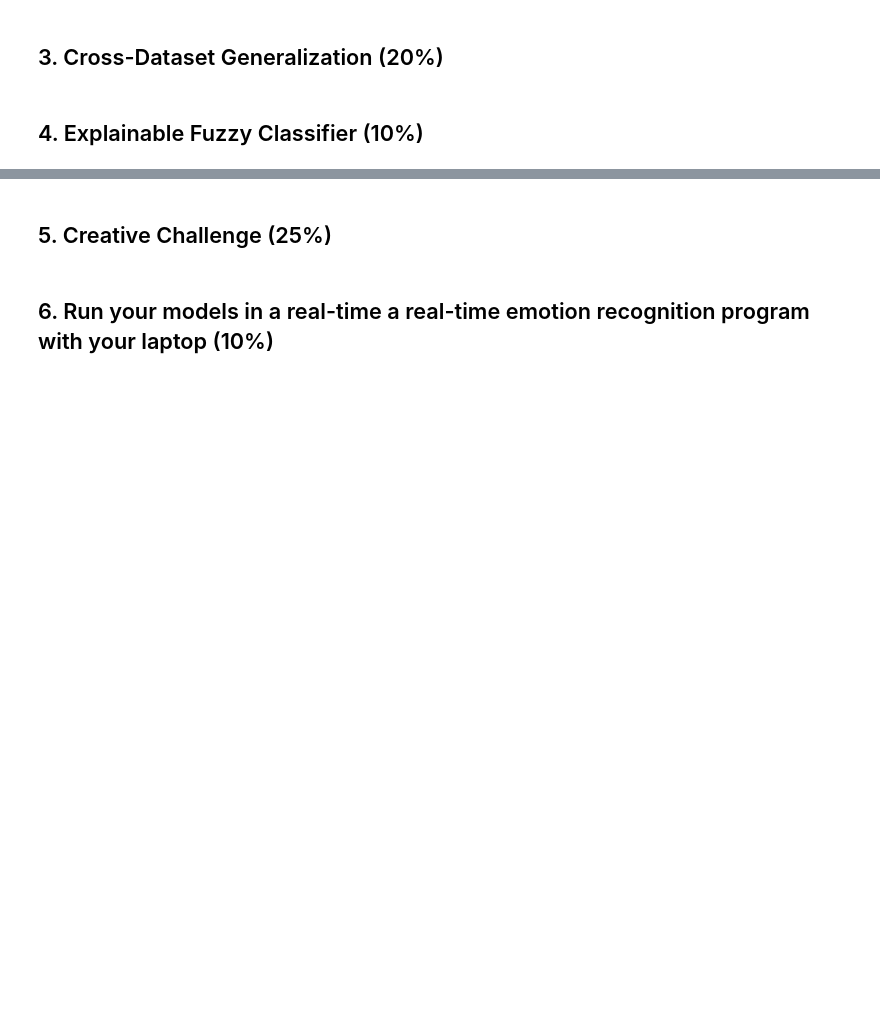
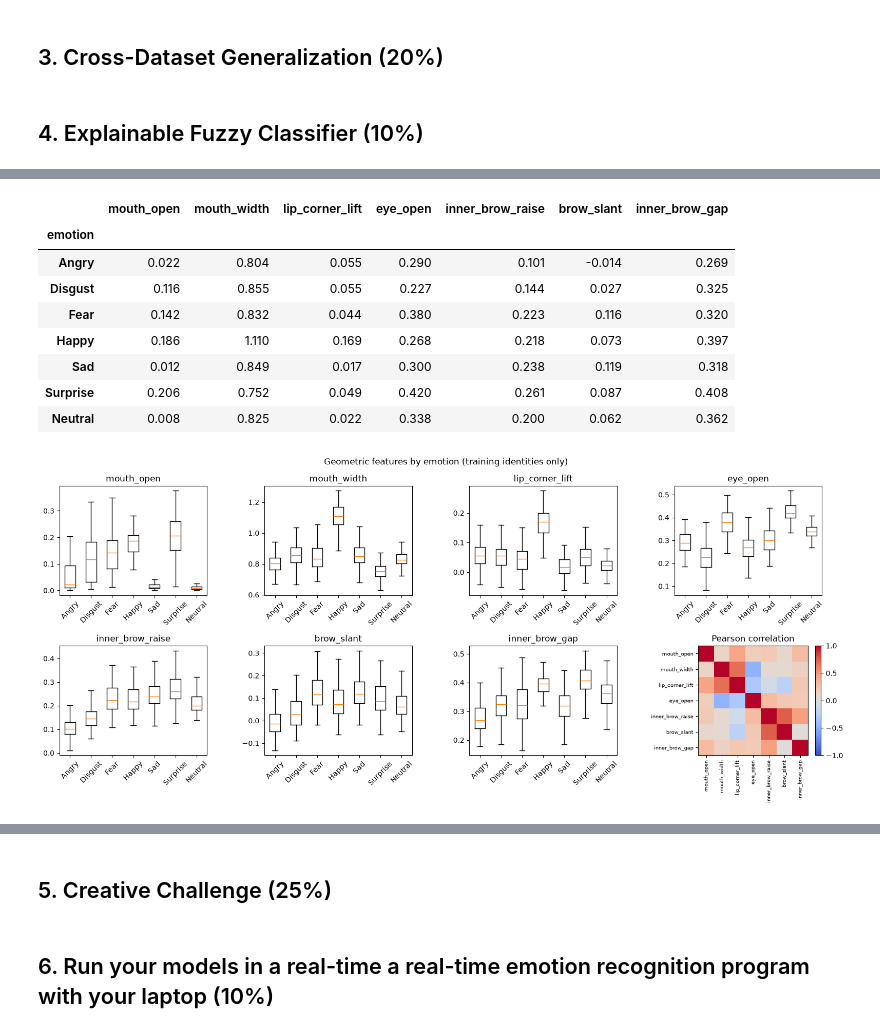
Before and after one commit to dhafinrizaldi/emotion-detection, a Jupyter notebook: emotion_detection_group11.ipynb, the cells around one changed output, grey strips where cells are left out. Drawn from its saved outputs; the diff is of its cells as text; code cells hidden in the pictures; blank space fills up the shorter version.

```diff
--- a/emotion_detection_group11.ipynb
+++ b/emotion_detection_group11.ipynb
@@ -975,0 +1137,70 @@ Random Forest is therefore the best observed **test performer**, whereas Logisti
+# %%
+def t4_align(points):
+    """Translate to the eye midpoint, rotate the eye line horizontal, and scale by inter-ocular distance."""
+    left_eye, right_eye = points[36:42].mean(0), points[42:48].mean(0)
+    dx, dy = right_eye - left_eye
+    iod = np.hypot(dx, dy)
+    cos, sin = dx / iod, dy / iod
+    rotation = np.array([[cos, sin], [-sin, cos]])
+    return (points - (left_eye + right_eye) / 2) @ rotation.T / iod
+
+def t4_geometric_features(points):
+    """Seven scale- and roll-invariant measurements in inter-ocular units (image y points down)."""
+    p = t4_align(points)
+    dist = lambda a, b: np.linalg.norm(p[a] - p[b])
+    eye_width = (dist(36, 39) + dist(42, 45)) / 2
+    return {
+        # Vertical gap between inner lips (Surprise, Fear).
+        'mouth_open': np.mean([dist(61, 67), dist(62, 66), dist(63, 65)]),
+        # Distance between mouth corners (Happy, Fear).
+        'mouth_width': dist(48, 54),
+        # Mouth corners above (+) or below (-) the lip midline (Happy vs. Sad).
+        'lip_corner_lift': (p[51, 1] + p[57, 1]) / 2 - (p[48, 1] + p[54, 1]) / 2,
+        # Eye aspect ratio, averaged over both eyes (Surprise, Fear).
+        'eye_open': (dist(37, 41) + dist(38, 40) + dist(43, 47) + dist(44, 46)) / (4 * eye_width),
+        # Inner brow height above the upper eyelids (raised in Sad, Fear, Surprise; lowered in Angry).
+        'inner_brow_raise': p[[37, 38, 43, 44], 1].mean() - p[20:24, 1].mean(),
+        # Inner minus outer brow height: + slanted up (Sad), - V-shaped frown (Angry).
+        'brow_slant': p[[17, 26], 1].mean() - p[[21, 22], 1].mean(),
+        # Gap between the inner brow ends (drawn together in Angry).
+        'inner_brow_gap': dist(21, 22),
+    }
+
+T4_FEATURES = list(t4_geometric_features(t4_landmarks[0]))
+t4_features = pd.concat([
+    t4_manifest[['path', 'session', 'subject', 'emotion_code', 'label', 'split']],
+    pd.DataFrame([t4_geometric_features(points) for points in t4_landmarks]),
+], axis=1)
+t4_features.insert(t4_features.columns.get_loc('label') + 1, 'emotion',
+                   [T4_NAMES[label] for label in t4_features.label])
+assert np.isfinite(t4_features[T4_FEATURES].to_numpy()).all()
+t4_features.to_csv(T4_OUT / 'geometric_features.csv', index=False)
+print(f'Saved {len(t4_features)} rows x {len(T4_FEATURES)} features to results/task4/geometric_features.csv')
+
+# Inspect only training identities: per-emotion distributions and redundancy.
+t4_train = t4_features.loc[t4_features.split == 'train']
+display(t4_train.groupby('emotion')[T4_FEATURES].median().reindex(T4_NAMES).round(3))
+fig, axes = plt.subplots(2, 4, figsize=(16, 7))
+for ax, feature in zip(axes.flat, T4_FEATURES):
+    ax.boxplot([t4_train.loc[t4_train.label == label, feature] for label in T4_LABELS],
+               showfliers=False)
+    ax.set_xticks(T4_LABELS + 1, T4_NAMES, rotation=45)
+    ax.set_title(feature)
+t4_corr = t4_train[T4_FEATURES].corr()
+image = axes.flat[-1].imshow(t4_corr, cmap='coolwarm', vmin=-1, vmax=1)
+axes.flat[-1].set_xticks(range(len(T4_FEATURES)), T4_FEATURES, rotation=90, fontsize=7)
+axes.flat[-1].set_yticks(range(len(T4_FEATURES)), T4_FEATURES, fontsize=7)
+axes.flat[-1].set_title('Pearson correlation')
+fig.colorbar(image, ax=axes.flat[-1], fraction=0.046)
+fig.suptitle('Geometric features by emotion (training identities only)')
+plt.tight_layout()
+fig.savefig(T4_OUT / 'feature_distributions.png', dpi=160, bbox_inches='tight')
+plt.show()
+t4_redundant = [(a, b, round(t4_corr.loc[a, b], 3)) for i, a in enumerate(T4_FEATURES)
+                for b in T4_FEATURES[i + 1:] if abs(t4_corr.loc[a, b]) > 0.9]
+print('Feature pairs with |r| > 0.9:', t4_redundant or 'none')
+
+t4_versions = {package: importlib.metadata.version(package)
+               for package in ['numpy', 'pandas', 'dlib', 'opencv-python', 'matplotlib']}
+(T4_OUT / 'versions.json').write_text(json.dumps(t4_versions, indent=2))
+# %% [output]
@@ -975,0 +1208,10 @@ Random Forest is therefore the best observed **test performer**, whereas Logisti
+|  | mouth_open | mouth_width | lip_corner_lift | eye_open | inner_brow_raise | brow_slant | inner_brow_gap |
+| emotion |  |  |  |  |  |  |  |
+| Angry | 0.022 | 0.804 | 0.055 | 0.290 | 0.101 | -0.014 | 0.269 |
+| Disgust | 0.116 | 0.855 | 0.055 | 0.227 | 0.144 | 0.027 | 0.325 |
+| Fear | 0.142 | 0.832 | 0.044 | 0.380 | 0.223 | 0.116 | 0.320 |
+| Happy | 0.186 | 1.110 | 0.169 | 0.268 | 0.218 | 0.073 | 0.397 |
+| Sad | 0.012 | 0.849 | 0.017 | 0.300 | 0.238 | 0.119 | 0.318 |
+| Surprise | 0.206 | 0.752 | 0.049 | 0.420 | 0.261 | 0.087 | 0.408 |
+| Neutral | 0.008 | 0.825 | 0.022 | 0.338 | 0.200 | 0.062 | 0.362 |
+[figure, added]
```
Also changed, not shown: parts of 5 cells of this notebook, 22 other files.
